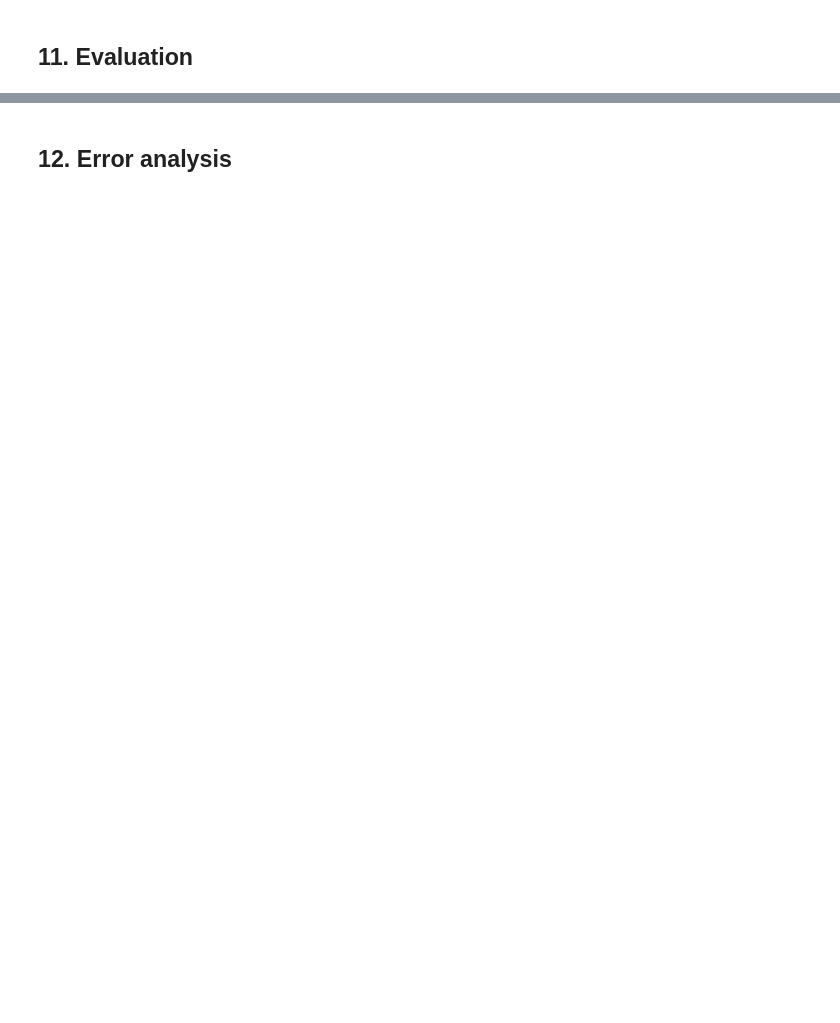
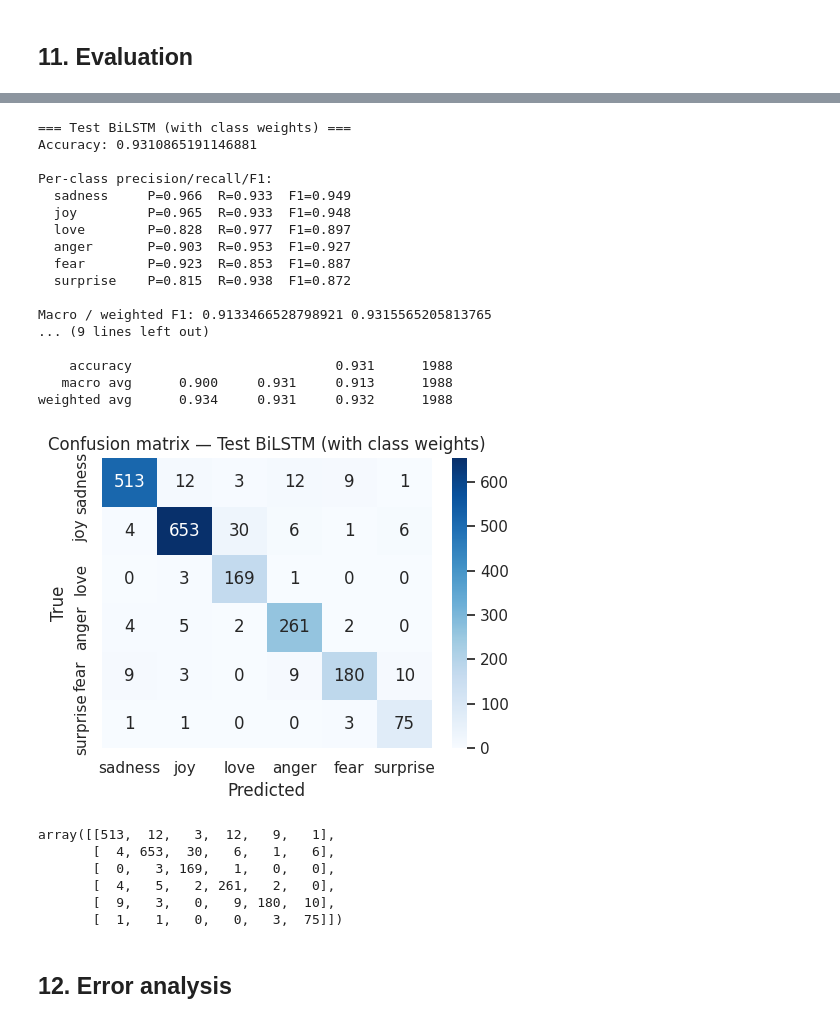
Before and after one commit to hulemihi/42850-NLP-Asm3, a Jupyter notebook: NLP_Asm3_BiLSTM.ipynb, the cells around one changed output, grey strips where cells are left out. Saved outputs shown, nothing was run; the diff lists cells and outputs as text; code cells hidden in the pictures; blank space fills up the shorter version.

```diff
--- a/NLP_Asm3_BiLSTM.ipynb
+++ b/NLP_Asm3_BiLSTM.ipynb
@@ -734,3 +819,32 @@ array([[523,  14,   4,   6,   3,   0],
+# %%
+# Evaluate the weighted_model (with class weights) on the val set
+_, yt_t_weighted, yt_p_weighted = evaluate(weighted_model, val_loader, nn.CrossEntropyLoss())
+full_report(yt_t_weighted, yt_p_weighted, "Test BiLSTM (with class weights)")
+# %% [output]
+=== Test BiLSTM (with class weights) ===
+Accuracy: 0.9310865191146881
+
+Per-class precision/recall/F1:
+  sadness     P=0.966  R=0.933  F1=0.949
+  joy         P=0.965  R=0.933  F1=0.948
+  love        P=0.828  R=0.977  F1=0.897
+  anger       P=0.903  R=0.953  F1=0.927
+  fear        P=0.923  R=0.853  F1=0.887
+  surprise    P=0.815  R=0.938  F1=0.872
+
+Macro / weighted F1: 0.9133466528798921 0.9315565205813765
+... (9 lines left out)
+
+    accuracy                          0.931      1988
+   macro avg      0.900     0.931     0.913      1988
+weighted avg      0.934     0.931     0.932      1988
+[figure, added]
+array([[513,  12,   3,  12,   9,   1],
+       [  4, 653,  30,   6,   1,   6],
+       [  0,   3, 169,   1,   0,   0],
+       [  4,   5,   2, 261,   2,   0],
+       [  9,   3,   0,   9, 180,  10],
+       [  1,   1,   0,   0,   3,  75]])
 # %% [markdown]
 ## 12. Error analysis
 # %%
```
Also changed, not shown: parts of 13 cells of this notebook.
